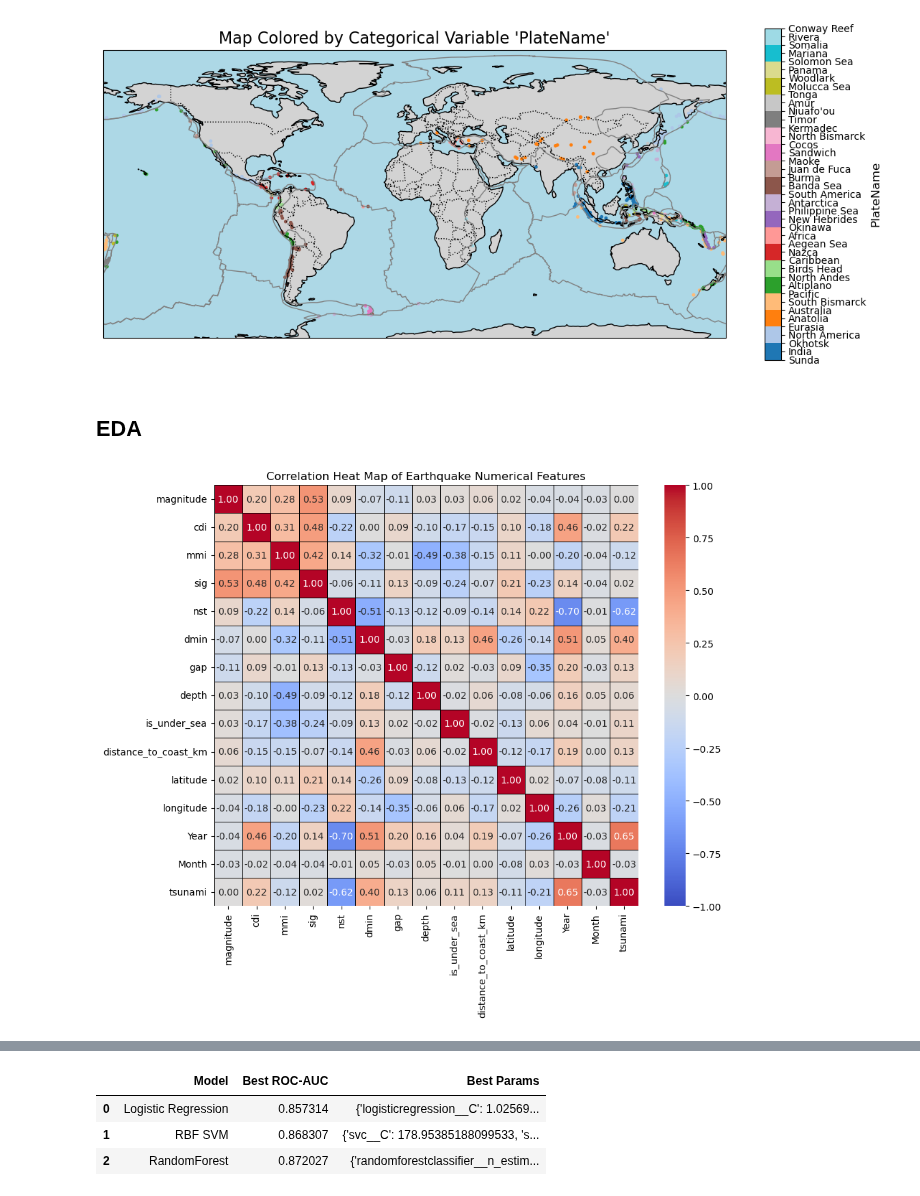
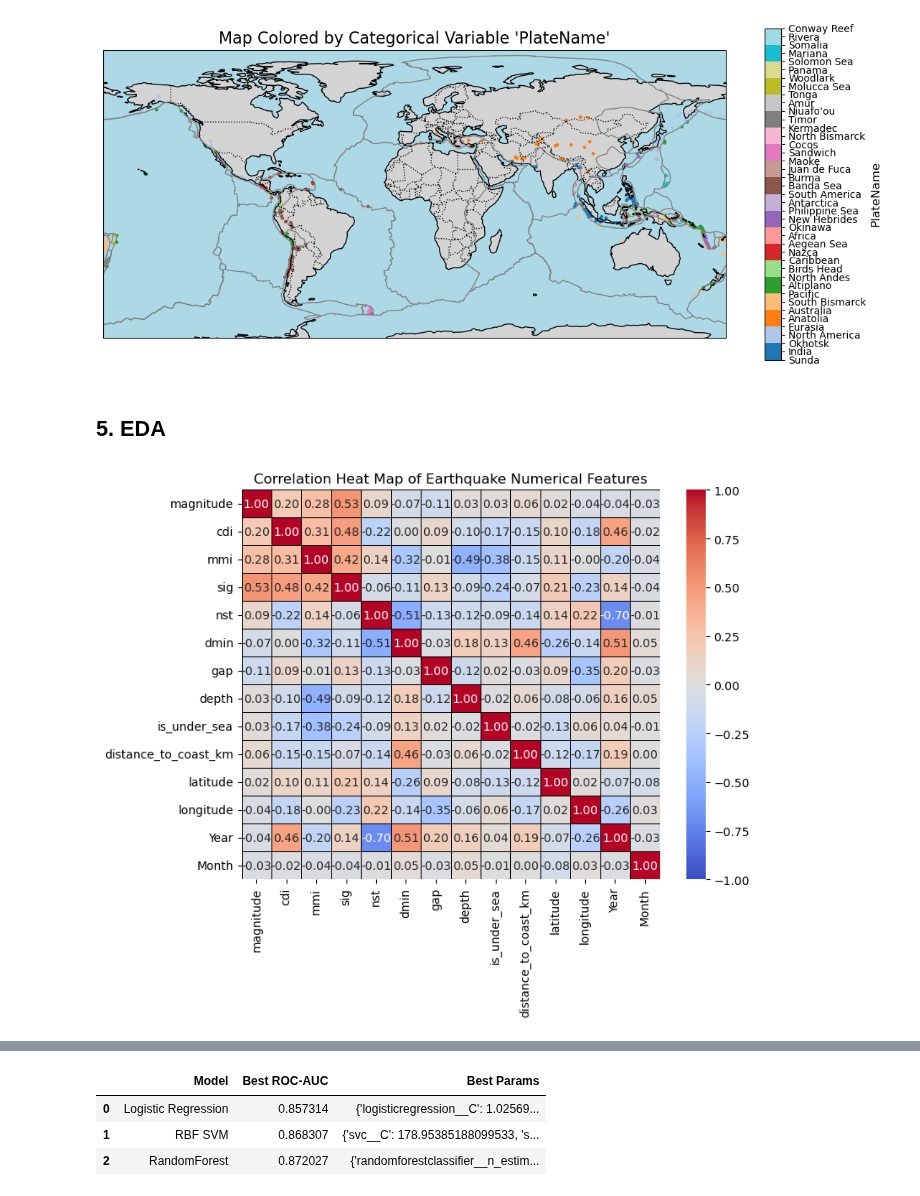
Before and after one commit to sapolraadnui/MDS_Datathon_Tsunami_Prediction, a Jupyter notebook: src/datathon_tsunami_prediction.ipynb, the cells around one changed output, grey strips where cells are left out. Saved outputs shown, nothing was run; the diff lists cells and outputs as text; code cells hidden in the pictures.

```diff
--- a/src/datathon_tsunami_prediction.ipynb
+++ b/src/datathon_tsunami_prediction.ipynb
@@ -261,32 +291,32 @@ plot_map_categorical(train_df, "PlateName", lon_col="longitude", lat_col="latitu
 # %% [output]
 [figure]
 # %% [markdown]
-## EDA
+## 5. EDA
 # %%
 # The 12 original numerical predictor features
 numerical_features = [
     'magnitude', 'cdi', 'mmi', 'sig', 'nst', 'dmin', 'gap', 'depth', 'is_under_sea', 'distance_to_coast_km',
-    'latitude', 'longitude', 'Year', 'Month', 'tsunami',
+    'latitude', 'longitude', 'Year', 'Month'
 ]
 corr_df = train_df[numerical_features]
 
 # --- 3. Calculate Correlation Matrix ---
 # Calculate the correlation matrix for the selected columns
 correlation_matrix = corr_df.corr()
 
 # --- 4. Generate Heat Map ---
-plt.figure(figsize=(10, 8))
+plt.figure(figsize=(8, 6))
 sns.heatmap(
     correlation_matrix,
     annot=True,        # Display correlation values
     cmap='coolwarm',   # Use a diverging color map
     fmt=".2f",         # Format numbers to two decimal places
     linewidths=0.5,    # Add lines between cells
     vmin=-1,
     vmax=1,
     linecolor='black'
 )
 plt.title('Correlation Heat Map of Earthquake Numerical Features')
 plt.show() #
 # %% [output]
-[figure, old version]
+[figure, new version]
```
Also changed, not shown: parts of 23 cells of this notebook, 2 other files.
